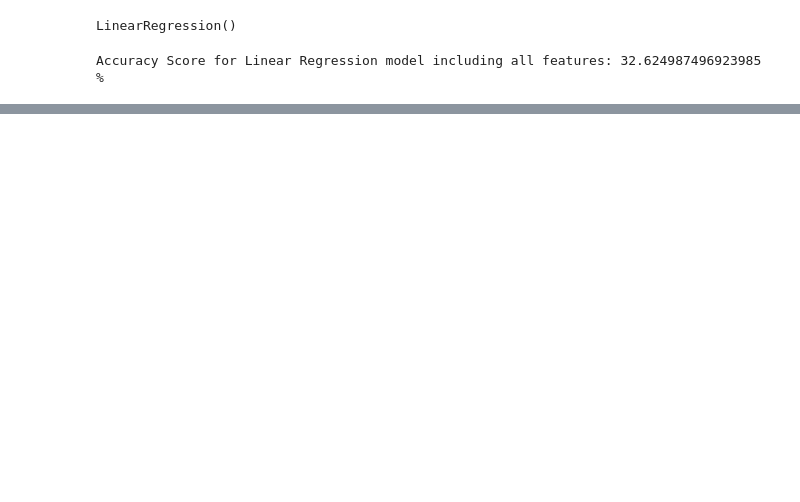
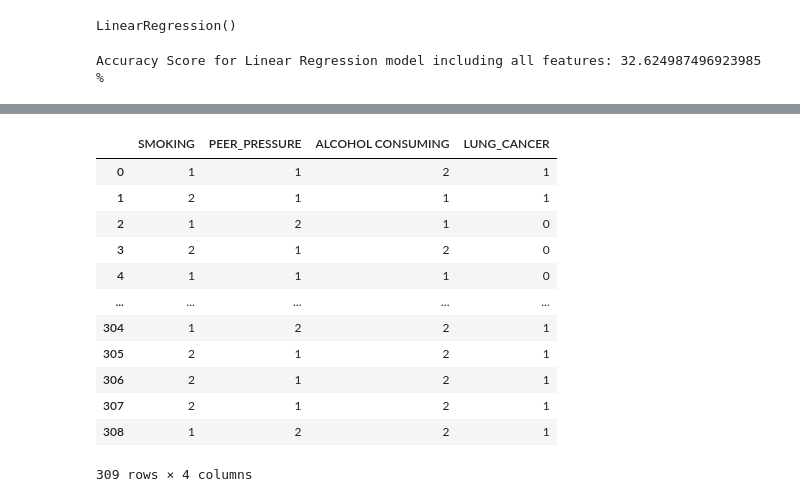
Before and after one commit to brojas12/Group_Project_4, a Jupyter notebook: Lung_Cancer_ML_Model.ipynb, the cells around one changed output, grey strips where cells are left out. Saved outputs shown, nothing was run; the diff lists cells and outputs as text; code cells hidden in the pictures; blank space fills up the shorter version.

```diff
--- a/Lung_Cancer_ML_Model.ipynb
+++ b/Lung_Cancer_ML_Model.ipynb
@@ -189,0 +210,21 @@ Accuracy Score for Linear Regression model including all features: 32.6249874969
+# %%
+# Pick out the columns needed for the Behavioral Features
+behavioral_features = ['SMOKING', 'PEER_PRESSURE', 'ALCOHOL CONSUMING']
+# %%
+# Create a DataFrame for the Behavioral Features
+behavioral_features_df = lung_cancer_df[np.append(behavioral_features,'LUNG_CANCER')].copy()
+behavioral_features_df
+# %% [output]
+|  | SMOKING | PEER_PRESSURE | ALCOHOL CONSUMING | LUNG_CANCER |
+| 0 | 1 | 1 | 2 | 1 |
+| 1 | 2 | 1 | 1 | 1 |
+| 2 | 1 | 2 | 1 | 0 |
+| 3 | 2 | 1 | 2 | 0 |
+| 4 | 1 | 1 | 1 | 0 |
+| ... | ... | ... | ... | ... |
+| 304 | 1 | 2 | 2 | 1 |
+| 305 | 2 | 1 | 2 | 1 |
+| 306 | 2 | 1 | 2 | 1 |
+| 307 | 2 | 1 | 2 | 1 |
+| 308 | 1 | 2 | 2 | 1 |
+309 rows × 4 columns
```
Also changed, not shown: parts of 23 cells of this notebook.
